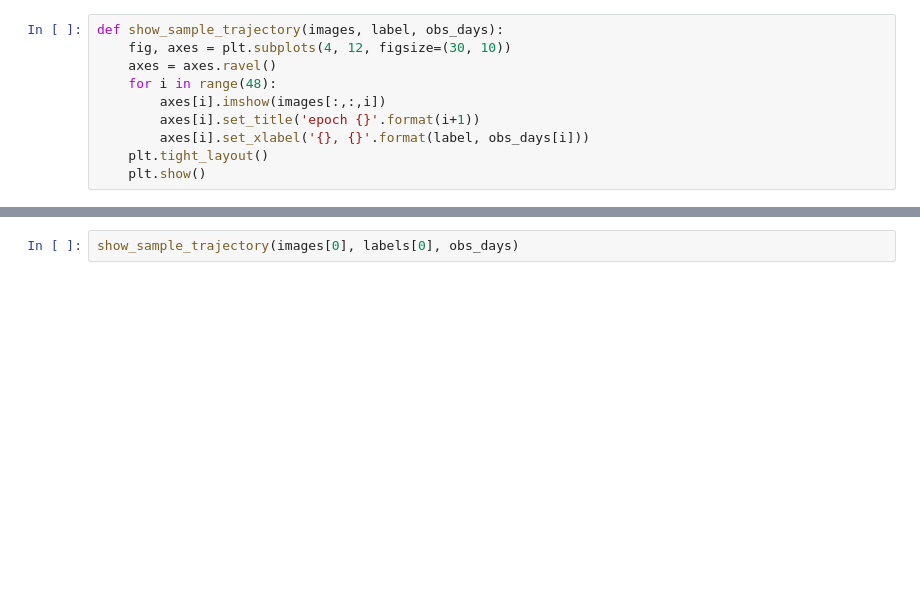
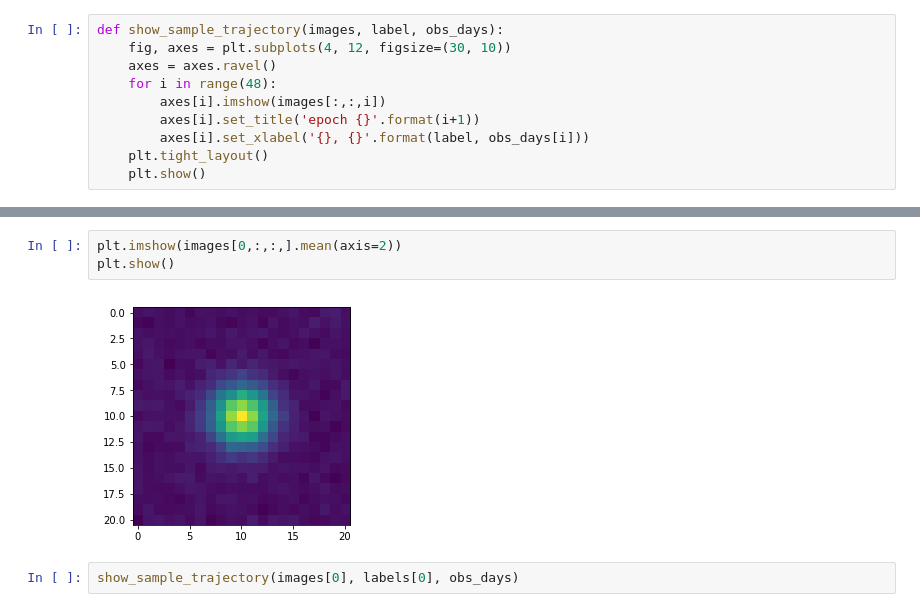
Before and after one commit to xuefeng7/AC209---final-project, a Jupyter notebook: src/data_preprocessing.ipynb, the cells around one changed output, grey strips where cells are left out. Cells and saved outputs as stored; diff of their text form; blank space fills up the shorter version.

```diff
--- a/src/data_preprocessing.ipynb
+++ b/src/data_preprocessing.ipynb
@@ -62,3 +118,8 @@ def show_sample_trajectory(images, label, obs_days):
+# %%
+plt.imshow(images[0,:,:,].mean(axis=2))
+plt.show()
+# %% [output]
+[figure, added]
 # %%
 show_sample_trajectory(images[0], labels[0], obs_days)
 # %% [output]
```
Also changed, not shown: parts of 8 cells of this notebook, 2 other files.
